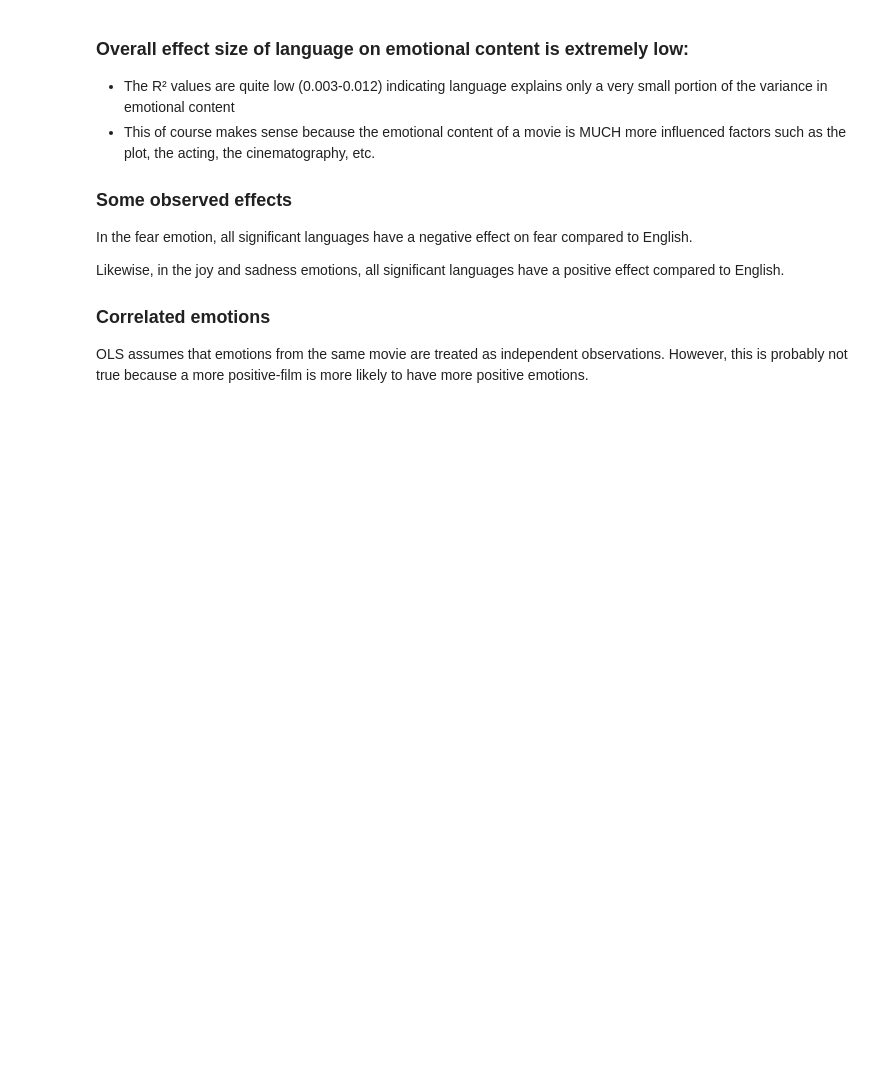
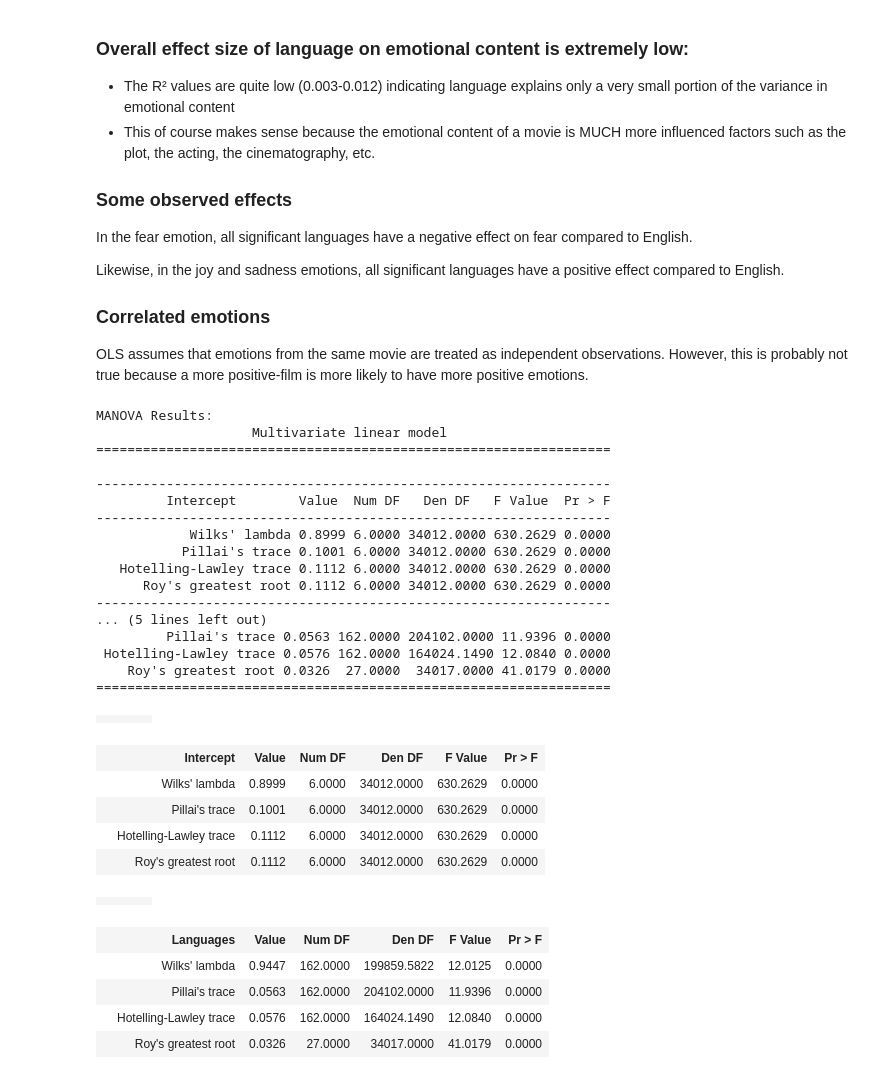
Before and after one commit to epfl-ada/ada-2024-project-phpjj1, a Jupyter notebook: src/models/regression-languages.ipynb, the cells around one changed output. Saved outputs shown, nothing was run; the diff lists cells and outputs as text; code cells hidden in the pictures; blank space fills up the shorter version.

Commit message:
complete manova analysis

```diff
--- a/src/models/regression-languages.ipynb
+++ b/src/models/regression-languages.ipynb
@@ -259,3 +259,42 @@ Likewise, in the joy and sadness emotions, all significant languages have a posi
 
 ### Correlated emotions
 OLS assumes that emotions from the same movie are treated as independent observations. However, this is probably not true because a more positive-film is more likely to have more positive emotions.
+# %%
+# Run MANOVA for a multivariate analysis of the emotions
+manova_data = prepare_data_for_analysis(df)
+manova = MANOVA.from_formula('anger + disgust + fear + joy + sadness + surprise ~ Languages', data=manova_data)
+print("\nMANOVA Results:")
+print(manova.mv_test())
+manova_results = manova.mv_test()
+
+manova_results.summary()
+# %% [output]
+MANOVA Results:
+                    Multivariate linear model
+==================================================================
+
+------------------------------------------------------------------
+         Intercept        Value  Num DF   Den DF   F Value  Pr > F
+------------------------------------------------------------------
+            Wilks' lambda 0.8999 6.0000 34012.0000 630.2629 0.0000
+           Pillai's trace 0.1001 6.0000 34012.0000 630.2629 0.0000
+   Hotelling-Lawley trace 0.1112 6.0000 34012.0000 630.2629 0.0000
+      Roy's greatest root 0.1112 6.0000 34012.0000 630.2629 0.0000
+------------------------------------------------------------------
+... (5 lines left out)
+         Pillai's trace 0.0563 162.0000 204102.0000 11.9396 0.0000
+ Hotelling-Lawley trace 0.0576 162.0000 164024.1490 12.0840 0.0000
+    Roy's greatest root 0.0326  27.0000  34017.0000 41.0179 0.0000
+==================================================================
+|  |  |  |  |
+|  | Intercept | Value | Num DF | Den DF | F Value | Pr > F |
+|  | Wilks' lambda | 0.8999 | 6.0000 | 34012.0000 | 630.2629 | 0.0000 |
+|  | Pillai's trace | 0.1001 | 6.0000 | 34012.0000 | 630.2629 | 0.0000 |
+|  | Hotelling-Lawley trace | 0.1112 | 6.0000 | 34012.0000 | 630.2629 | 0.0000 |
+|  | Roy's greatest root | 0.1112 | 6.0000 | 34012.0000 | 630.2629 | 0.0000 |
+|  |  |  |  |
+|  | Languages | Value | Num DF | Den DF | F Value | Pr > F |
+|  | Wilks' lambda | 0.9447 | 162.0000 | 199859.5822 | 12.0125 | 0.0000 |
+|  | Pillai's trace | 0.0563 | 162.0000 | 204102.0000 | 11.9396 | 0.0000 |
+|  | Hotelling-Lawley trace | 0.0576 | 162.0000 | 164024.1490 | 12.0840 | 0.0000 |
+|  | Roy's greatest root | 0.0326 | 27.0000 | 34017.0000 | 41.0179 | 0.0000 |
```
Also changed, not shown: parts of 1 cell of this notebook.
